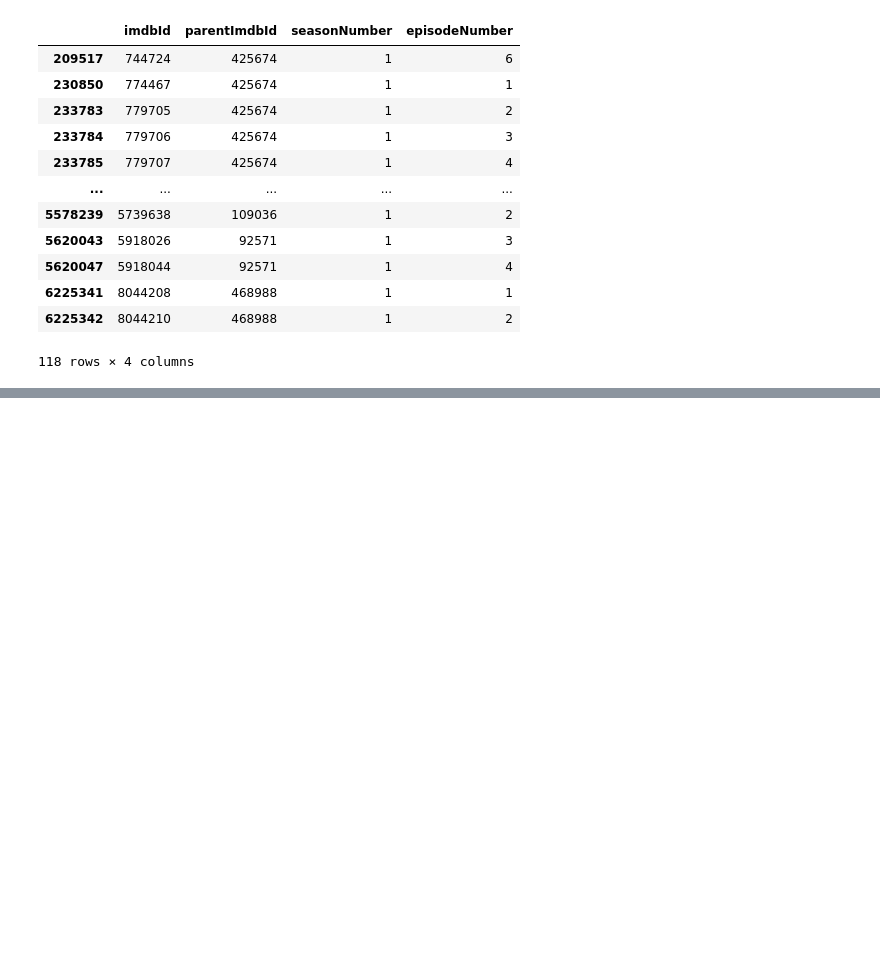
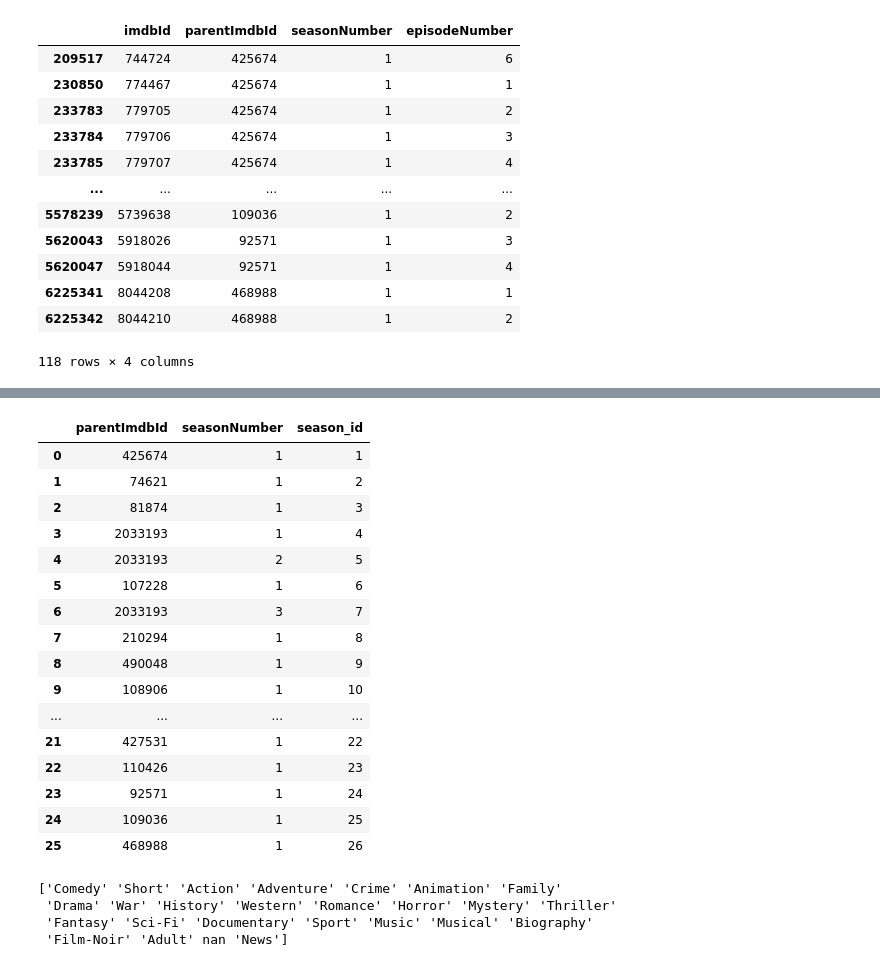
Before and after one commit to PepeuFBV/Movie-Recommendation, a Jupyter notebook: dataset_treatment.ipynb, the cells around one changed output, grey strips where cells are left out. Drawn from its saved outputs; the diff is of its cells as text; code cells hidden in the pictures; blank space fills up the shorter version.

```diff
--- a/dataset_treatment.ipynb
+++ b/dataset_treatment.ipynb
@@ -635,0 +754,25 @@ episodes
+# %%
+import pandas as pd
+
+# load the seasons original dataset
+
+
+seasons
+# %% [output]
+|  | parentImdbId | seasonNumber | season_id |
+| 0 | 425674 | 1 | 1 |
+| 1 | 74621 | 1 | 2 |
+| 2 | 81874 | 1 | 3 |
+| 3 | 2033193 | 1 | 4 |
+| 4 | 2033193 | 2 | 5 |
+| 5 | 107228 | 1 | 6 |
+| 6 | 2033193 | 3 | 7 |
+| 7 | 210294 | 1 | 8 |
+| 8 | 490048 | 1 | 9 |
+| 9 | 108906 | 1 | 10 |
+| ... | ... | ... | ... |
+| 21 | 427531 | 1 | 22 |
+| 22 | 110426 | 1 | 23 |
+| 23 | 92571 | 1 | 24 |
+| 24 | 109036 | 1 | 25 |
+| 25 | 468988 | 1 | 26 |
@@ -635,0 +788,15 @@ episodes
+# %%
+import pandas as pd
+
+# load movies final dataset
+movies = pd.read_csv('data/final_data/movies_final_v3.csv')
+
+# get all possible genres
+genres = movies['genres'].str.split(',').explode().unique()
+
+print(genres)
+# %% [output]
+['Comedy' 'Short' 'Action' 'Adventure' 'Crime' 'Animation' 'Family'
+ 'Drama' 'War' 'History' 'Western' 'Romance' 'Horror' 'Mystery' 'Thriller'
+ 'Fantasy' 'Sci-Fi' 'Documentary' 'Sport' 'Music' 'Musical' 'Biography'
+ 'Film-Noir' 'Adult' nan 'News']
```
Also changed, not shown: parts of 10 cells of this notebook, 2 other files.
